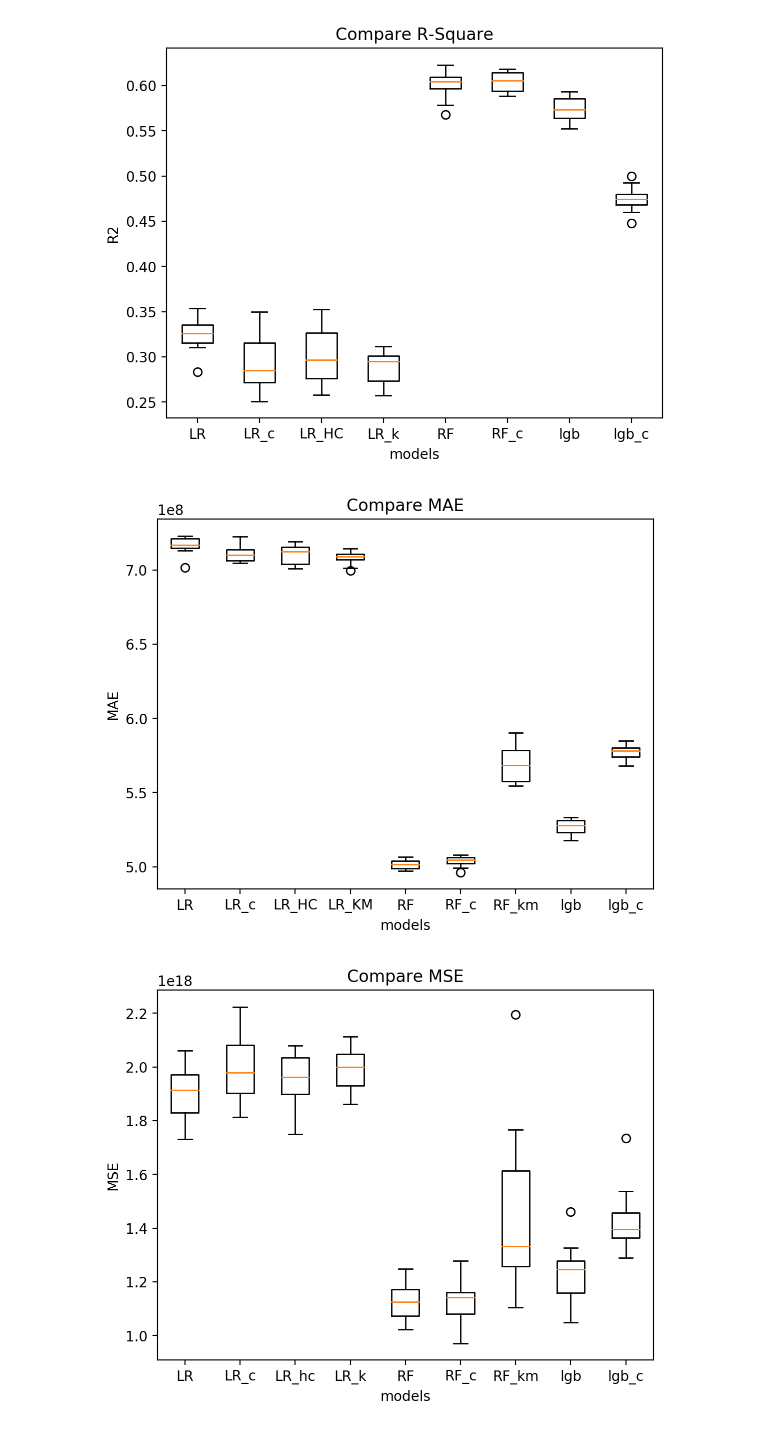
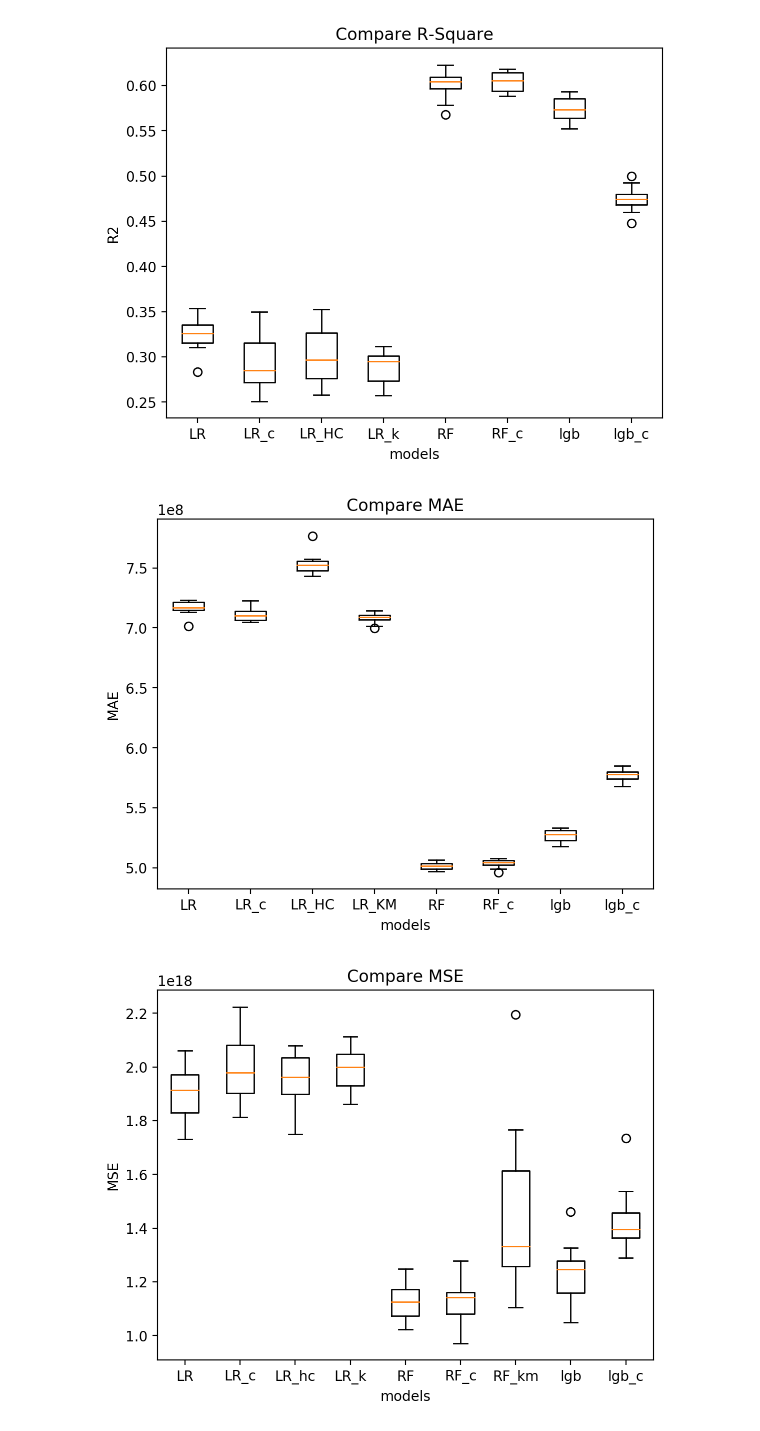
Before and after one commit to dayoungMM/Regression_project, a Jupyter notebook: dayoung_trial1/19_boxplot.ipynb, the cells around one changed output. Saved outputs shown, nothing was run; the diff lists cells and outputs as text; code cells hidden in the pictures.

```diff
--- a/dayoung_trial1/19_boxplot.ipynb
+++ b/dayoung_trial1/19_boxplot.ipynb
@@ -167,10 +177,13 @@ MAE_k =  [699625494.5392678, 707935314.0150232, 712652201.9400593, 701338241.959
 MSE_k =  [1.9462141858846446e+18, 1.9238838633603566e+18, 2.0519092883403553e+18, 1.8607943366000018e+18, 1.9987669135101965e+18, 2.1134141208493327e+18, 1.998376265991056e+18, 2.03291415357376e+18, 1.899194803848009e+18, 2.058265767786249e+18]
 RMSE_k =  [1395067806.9128556, 1387041406.505356, 1432448703.5633616, 1364109356.5400107, 1413777533.2456646, 1453758618.4952896, 1413639369.143013, 1425802985.5396433, 1378112768.9155228, 1434665733.816156]
 # %%
-R2_HC =  [0.25204576027436754, 0.3376497618886476, 0.2964995692575333, 0.31580085583787687, 0.29911226813458325, 0.2582768202313487, 0.3207469581503172, 0.3484285981855445, 0.309005702365704, 0.3127619962139787]
-MAE_HC =  [715942628.7236068, 718937969.3814905, 711504793.090621, 713199414.7997699, 701560943.1892731, 719338974.3948172, 703157977.2303172, 700927242.0475196, 713709185.7305886, 707012904.6517286]
-MSE_HC =  [2.0655224519629084e+18, 1.9322496510574927e+18, 2.078709910987473e+18, 2.0300141051895027e+18, 1.7495099580024696e+18, 2.035489102262512e+18, 1.8329512940050363e+18, 1.932092855752019e+18, 1.9907376572320236e+18, 1.8880304658444675e+18]
-RMSE_HC =  [1437192559.1106114, 1390053830.2733073, 1441773182.9200711, 1424785634.8200254, 1322690424.0987267, 1426705681.7236385, 1353865316.0506907, 1389997430.12425, 1410935029.4156084, 1374056209.1284575]
+# R2_HC =  [0.25204576027436754, 0.3376497618886476, 0.2964995692575333, 0.31580085583787687, 0.29911226813458325, 0.2582768202313487, 0.3207469581503172, 0.3484285981855445, 0.309005702365704, 0.3127619962139787]
+# MAE_HC =  [715942628.7236068, 718937969.3814905, 711504793.090621, 713199414.7997699, 701560943.1892731, 719338974.3948172, 703157977.2303172, 700927242.0475196, 713709185.7305886, 707012904.6517286]
+# MSE_HC =  [2.0655224519629084e+18, 1.9322496510574927e+18, 2.078709910987473e+18, 2.0300141051895027e+18, 1.7495099580024696e+18, 2.035489102262512e+18, 1.8329512940050363e+18, 1.932092855752019e+18, 1.9907376572320236e+18, 1.8880304658444675e+18]
+# RMSE_HC =  [1437192559.1106114, 1390053830.2733073, 1441773182.9200711, 1424785634.8200254, 1322690424.0987267, 1426705681.7236385, 1353865316.0506907, 1389997430.12425, 1410935029.4156084, 1374056209.1284575]
+MAE_HC =628533654.8121662
+MSE_HC =  1.6037338387306842e+18
+RMSE_HC = 1266386133.3458624
 # %%
 
 with open('pkl_files\\RMSE_HC2.pkl', 'rb') as f:
@@ -280,36 +293,36 @@ axes1.boxplot(
      MAE_k,
      MAE_RF,
      MAE_RF_c,
-     MAE_km_RF,
+#      MAE_km_RF,
      MAE_lgb_gbdt,
 #      MAE_lgb_gbdt_2,
      MAE_lgb_gbdt_c,
 #      MAE_lgb_gbdt_c2,
      ]
     ,labels=[
      'LR',
      'LR_c',
     'LR_HC',
      'LR_KM',
      'RF',
      'RF_c',
-     'RF_km',
+#      'RF_km',
      'lgb',
 #      'lgb_2',
      'lgb_c',
 #      'lgb_c2',
  ]
 
     )
 
 
 axes1.set_xlabel('models')
 axes1.set_ylabel('MAE')
 axes1.set_title('Compare MAE')
 plt.style.use('default')
 plt.show()
 # %% [output]
-[figure, old version]
+[figure, new version]
 # %%
 boxplot = plt.figure()
 axes1 = boxplot.add_subplot(1, 1, 1)
```
Also changed, not shown: parts of 10 cells of this notebook, 1 other file.
